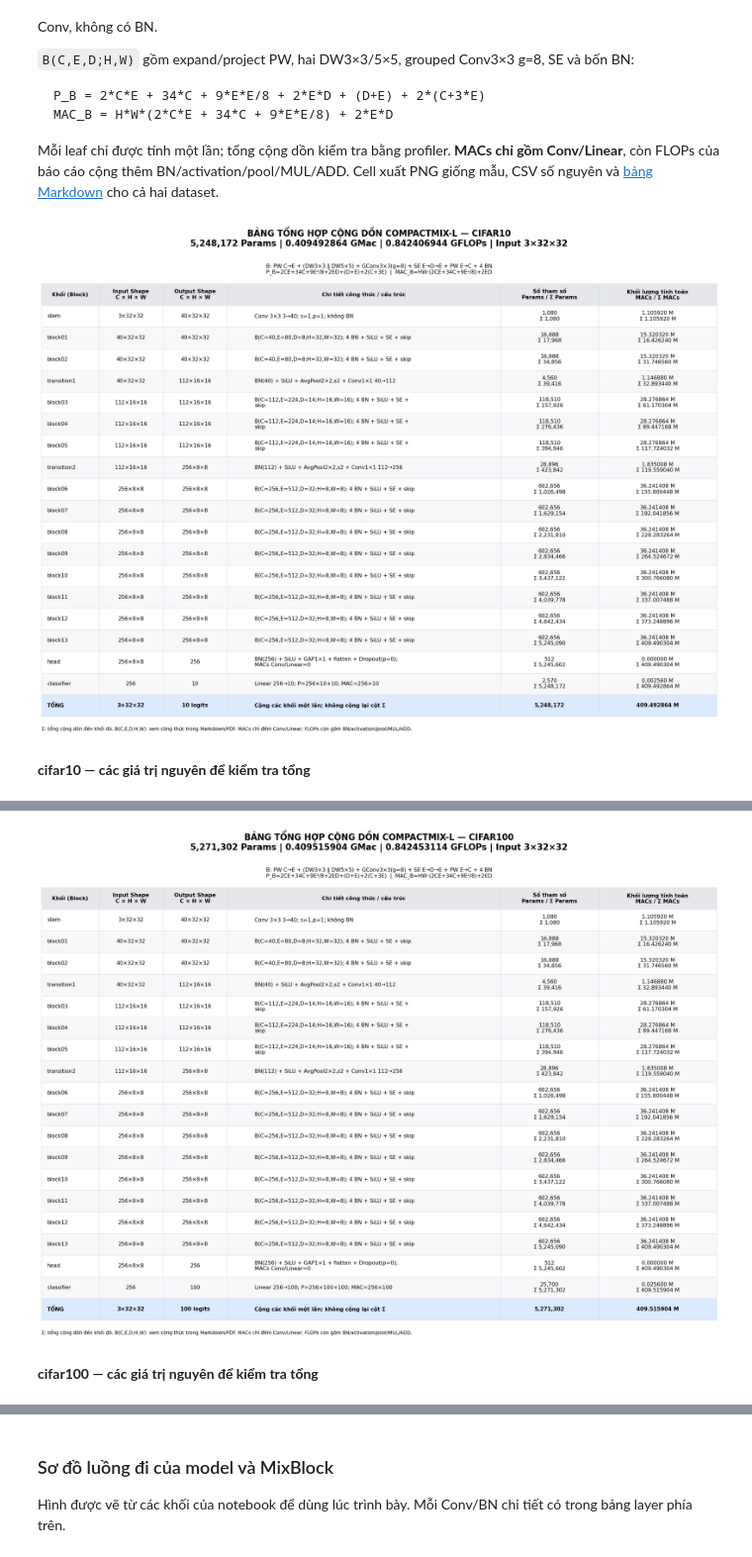
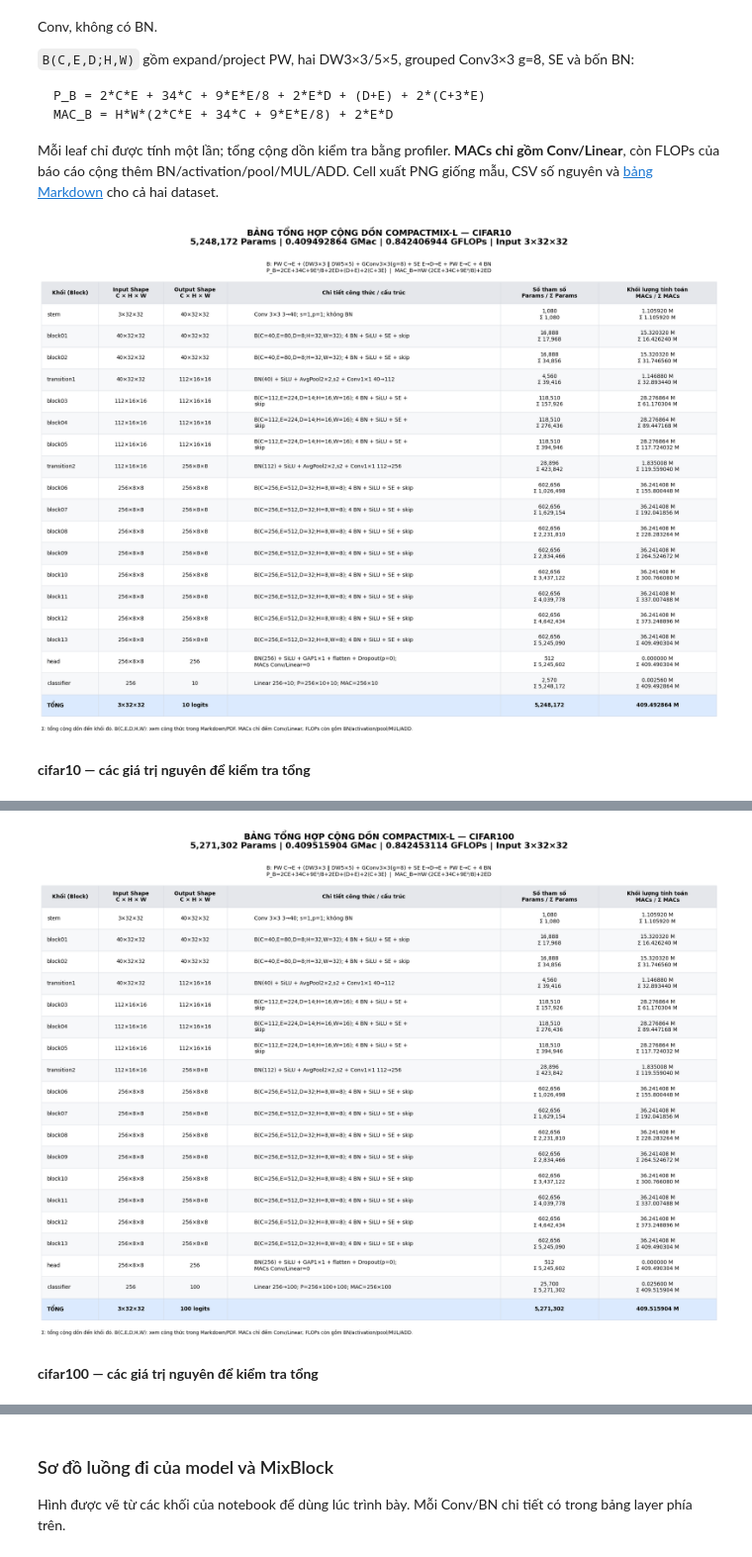
Before and after one commit to anhnam26/Finnal_Deep_Cifar10-100, a Jupyter notebook: report/CompactMix_CIFAR10_CIFAR100_BAO_CAO.ipynb, the cells around one changed output, grey strips where cells are left out. Shown at 99% size. Saved outputs shown, nothing was run; the diff lists cells and outputs as text; code cells hidden in the pictures.

```diff
--- a/report/CompactMix_CIFAR10_CIFAR100_BAO_CAO.ipynb
+++ b/report/CompactMix_CIFAR10_CIFAR100_BAO_CAO.ipynb
@@ -1586,7 +1586,7 @@ def export_cumulative_tables():
             data.append([row["block"],row["input"],row["output"],detail,
                 f"{row['parameters']:,}\nΣ {row['parameters_cumulative']:,}",
                 f"{row['macs']/1e6:.6f} M\nΣ {row['macs_cumulative']/1e6:.6f} M"])
-        data.append(["TỔNG","3×32×32",str(classes)+" logits","Cộng các khối một lần; không cộng lại cột Σ",
+        data.append(["TỔNG","3×32×32",str(classes)+" logits","",
                      f"{profile['parameters']:,}",f"{profile['macs']/1e6:.6f} M"])
         fig,ax=plt.subplots(figsize=(18,13.7));ax.axis("off")
         title=(f"BẢNG TỔNG HỢP CỘNG DỒN COMPACTMIX-L — {name.upper()}\n"
@@ -1597,34 +1597,34 @@ def export_cumulative_tables():
                 ha="center",va="center",transform=ax.transAxes,fontsize=10)
         table=ax.table(cellText=data,
             colLabels=["Khối (Block)","Input Shape\nC × H × W","Output Shape\nC × H × W",
                        "Chi tiết công thức / cấu trúc","Số tham số\nParams / Σ Params","Khối lượng tính toán\nMACs / Σ MACs"],
             colWidths=[.085,.095,.095,.405,.145,.175],cellLoc="left",colLoc="center",bbox=[0,.045,1,.91])
         table.auto_set_font_size(False);table.set_fontsize(10)
         for (r,c),cell in table.get_celld().items():
             cell.set_edgecolor("#d4d8df");cell.set_linewidth(.6)
             cell.set_text_props(va="center")
             if r==0:
                 cell.set_facecolor("#e5e7eb");cell.set_text_props(weight="bold",ha="center")
             elif r==len(data):
                 cell.set_facecolor("#dbeafe");cell.set_text_props(weight="bold")
             else:
                 cell.set_facecolor("#ffffff" if r%2 else "#f7f8fa")
             if c in (1,2,4,5):cell.set_text_props(ha="center")
         ax.text(0,.015,"Σ: tổng cộng dồn đến khối đó. B(C,E,D;H,W): xem công thức trong Markdown/PDF. MACs chỉ đếm Conv/Linear; FLOPs còn gồm BN/activation/pool/MUL/ADD.",
                 transform=ax.transAxes,fontsize=9)
         fig.tight_layout()
         png=figures/f"BANG_CONG_DON_{name.upper()}.png"
         fig.savefig(png,dpi=180,bbox_inches="tight")
         plt.show();plt.close(fig)
         display(Markdown("**"+name+" — các giá trị nguyên để kiểm tra tổng**"));display(frame.drop(columns=["calculation"]))
     md_path=REPORT_DIR/"BANG_CONG_DON_THAM_SO_MACS.md"
     md_path.write_text("\n".join(markdown).rstrip()+"\n",encoding="utf-8",newline="\n")
     return tables
 
 
 BLOCK_ACCOUNTING=export_cumulative_tables()
 # %% [output]
-[figure, old version]
+[figure, new version]
 **cifar10 — các giá trị nguyên để kiểm tra tổng**
 |  | block | parameters | macs | flops | input | output | parameters_cumulative | macs_cumulative | ... |
 | 0 | stem | 1080 | 1105920 | 2211840 | 3×32×32 | 40×32×32 | 1080 | 1105920 | ... |
@@ -1643,7 +1643,7 @@ BLOCK_ACCOUNTING=export_cumulative_tables()
 | 15 | block13 | 602656 | 36241408 | 73714912 | 256×8×8 | 256×8×8 | 5245090 | 409490304 | ... |
 | 16 | head | 512 | 0 | 180480 | 256×8×8 | 256 | 5245602 | 409490304 | ... |
 | 17 | classifier | 2570 | 2560 | 5130 | 256 | 10 | 5248172 | 409492864 | ... |
-[figure, old version]
+[figure, new version]
 **cifar100 — các giá trị nguyên để kiểm tra tổng**
 |  | block | parameters | macs | flops | input | output | parameters_cumulative | macs_cumulative | ... |
 | 0 | stem | 1080 | 1105920 | 2211840 | 3×32×32 | 40×32×32 | 1080 | 1105920 | ... |
```
Also changed, not shown: 4 other files.
